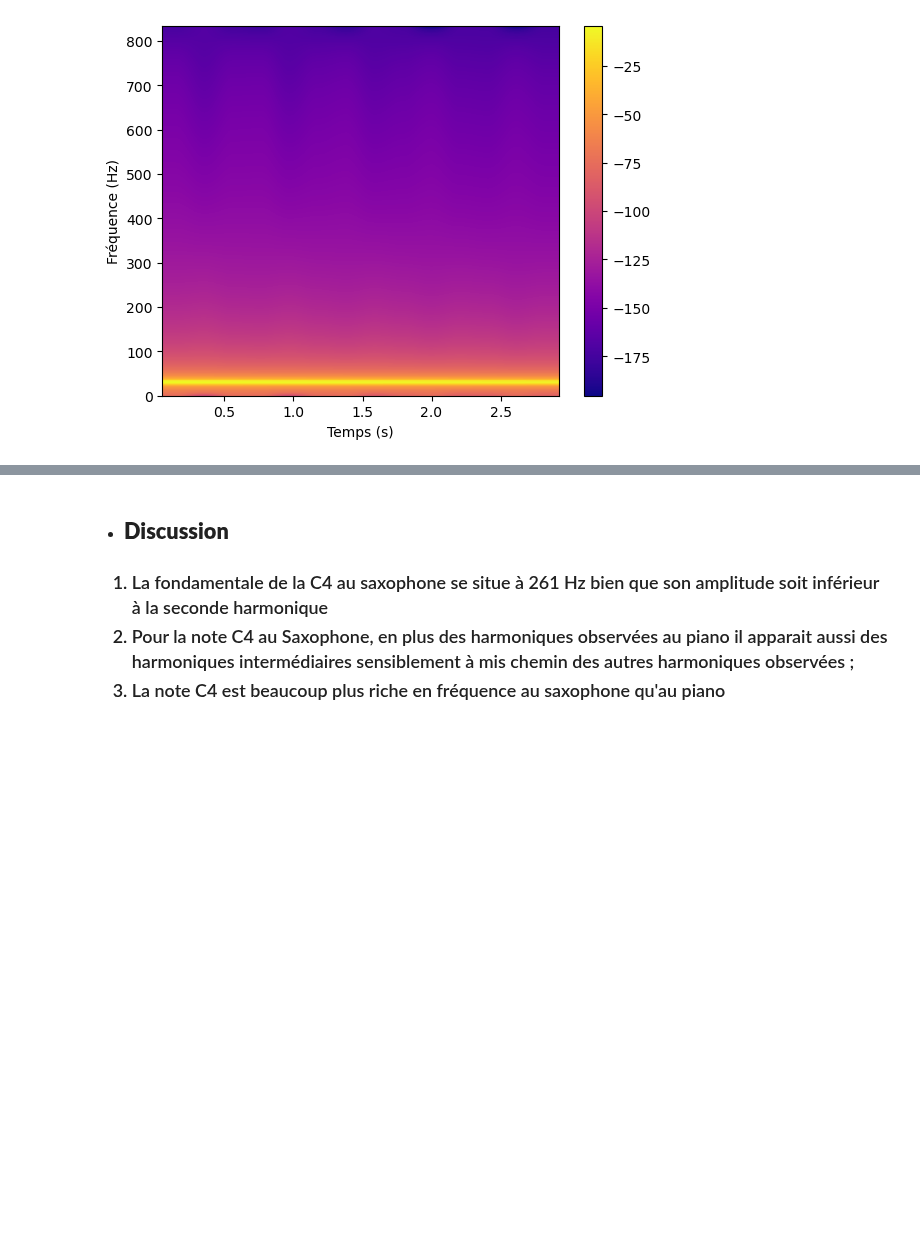
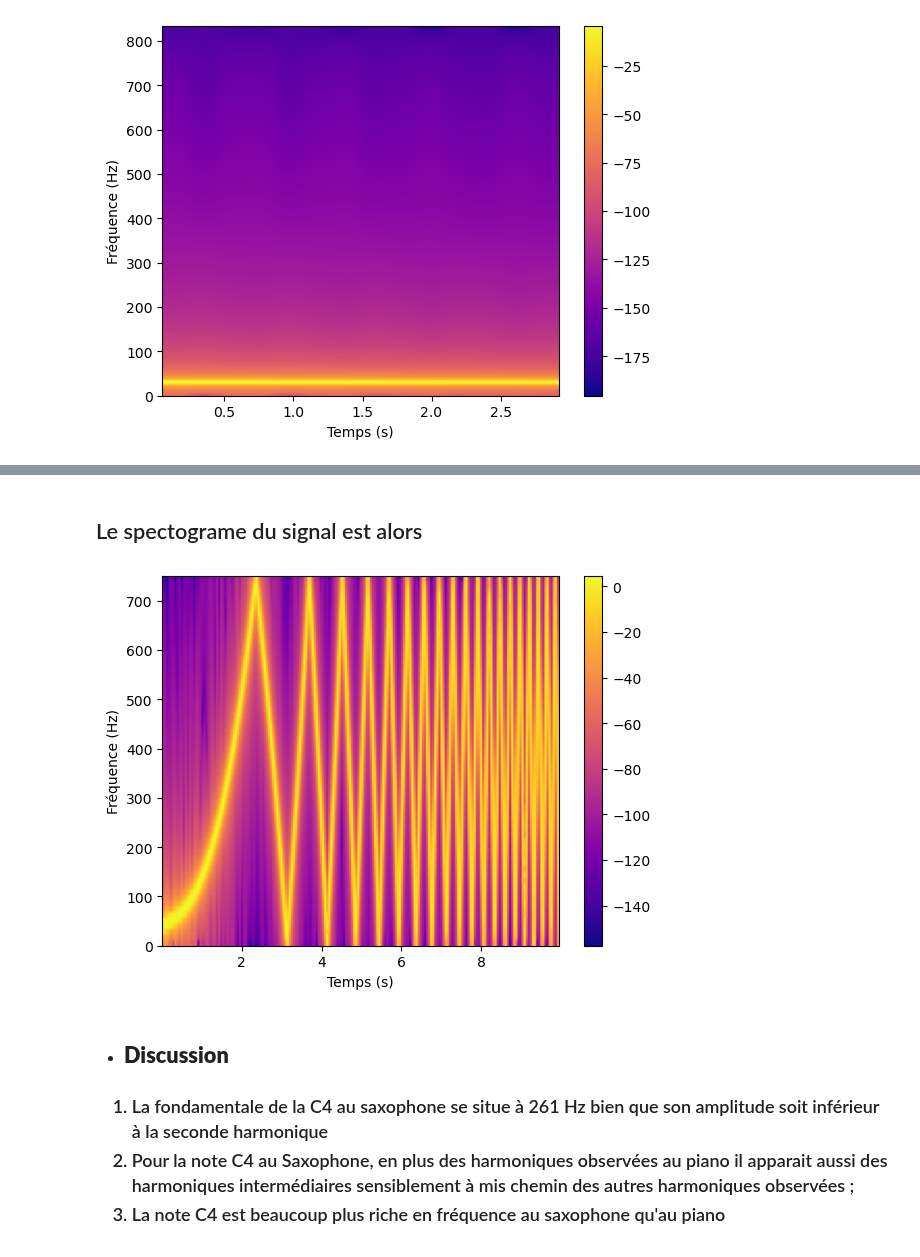
Before and after one commit to Brice-KENGNI-ZANGUIM/Signal_Processing, a Jupyter notebook: 4 - Spectograme/4 - Spectogram Temp_Fréquence.ipynb, the cells around one changed output, grey strips where cells are left out. Cells and saved outputs as stored; diff of their text form; code cells hidden in the pictures; blank space fills up the shorter version.

Commit message:
signal masque

```diff
--- a/4 - Spectograme/4 - Spectogram Temp_Fréquence.ipynb
+++ b/4 - Spectograme/4 - Spectogram Temp_Fréquence.ipynb
@@ -185,9 +186,11 @@ plt.show()
 # %%
-durée = 3
-N_echantillon = 5000
+durée = 10
+N_echantillon = 15000
 sample_rate = N_echantillon/durée
-mu = 30
+mu_0 = 30
+mu_1 = 50
+mu_2 = 70
 t = np.linspace(0 , durée , N_echantillon)
 fs = 1/(t[1] - t[0])
 
-signal = 2*np.cos(2*np.pi*mu*t)*np.exp(-5*t/mu)
+signal = 10*np.cos(2*np.pi*t*( mu_0 + (mu_1-mu_0)*t**.5 + (mu_2-mu_1)*t**2.6 ))
@@ -194,3 +209,14 @@ signal = 2*np.cos(2*np.pi*mu*t)*np.exp(-5*t/mu)
+# %% [markdown]
+<h2> Le spectograme du signal est alors
+# %%
+S , fr ,ti ,_ = plt.specgram(signal, NFFT = 128, Fs=fs,noverlap=50, cmap="plasma" )
+plt.xlabel("Temps (s)")
+plt.ylabel("Fréquence (Hz)")
+
+plt.colorbar()
+plt.show()
+# %% [output]
+[figure, added]
 # %%
 class Fourrier_Transform(  ):
     N_instances = 0
```
Also changed, not shown: parts of 3 cells of this notebook.
